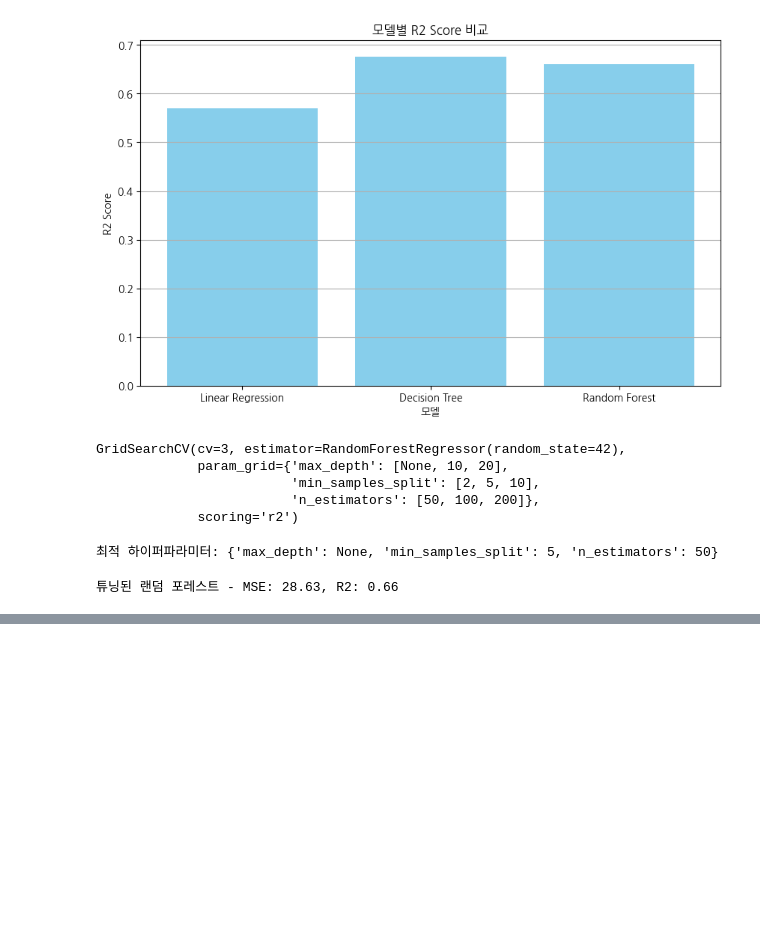
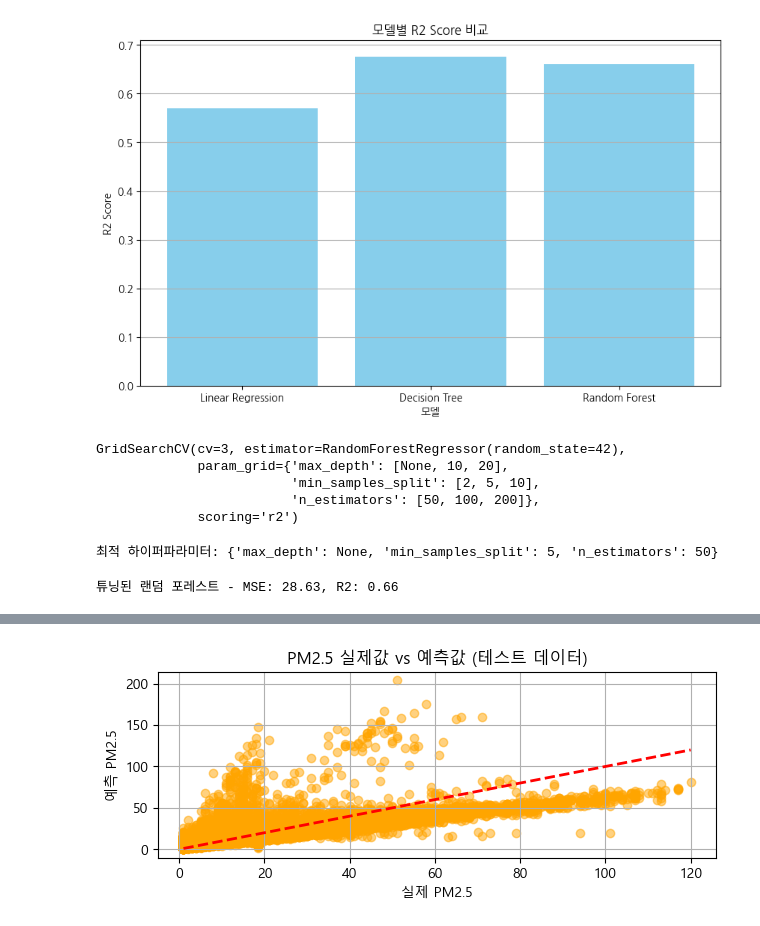
Before and after one commit to PlaidMoon99/AI_project, a Jupyter notebook: LinerRegression.ipynb, the cells around one changed output, grey strips where cells are left out. Saved outputs shown, nothing was run; the diff lists cells and outputs as text; code cells hidden in the pictures; blank space fills up the shorter version.

```diff
--- a/LinerRegression.ipynb
+++ b/LinerRegression.ipynb
@@ -1530,0 +1622,6 @@ print(f"튜닝된 랜덤 포레스트 - MSE: {tuned_rf_mse:.2f}, R2: {tuned_rf_r
+# %%
+# PM25 model
+# PM2.5 모델 학습
+features_pm25 = ['pm10', 'hour', 'day_of_week', 'month'] + [col for col in df_encoded.columns if col.startswith('area_')]
+X_pm25 = df_encoded[features_pm25]
+y_pm25 = df_encoded['pm2.5']
@@ -1530,0 +1832,15 @@ print(f"튜닝된 랜덤 포레스트 - MSE: {tuned_rf_mse:.2f}, R2: {tuned_rf_r
+# %%
+# PM2.5 비교
+plt.subplot(2, 1, 2)
+plt.scatter(y_test_pm25, y_pred_pm25, alpha=0.5, color='orange')
+plt.plot([y_test_pm25.min(), y_test_pm25.max()],
+         [y_test_pm25.min(), y_test_pm25.max()],
+         'r--', lw=2)
+plt.xlabel('실제 PM2.5')
+plt.ylabel('예측 PM2.5')
+plt.title('PM2.5 실제값 vs 예측값 (테스트 데이터)')
+plt.grid(True)
+plt.tight_layout()
+plt.show()
+# %% [output]
+[figure, added]
```
Also changed, not shown: parts of 26 cells of this notebook, 1 other file.
